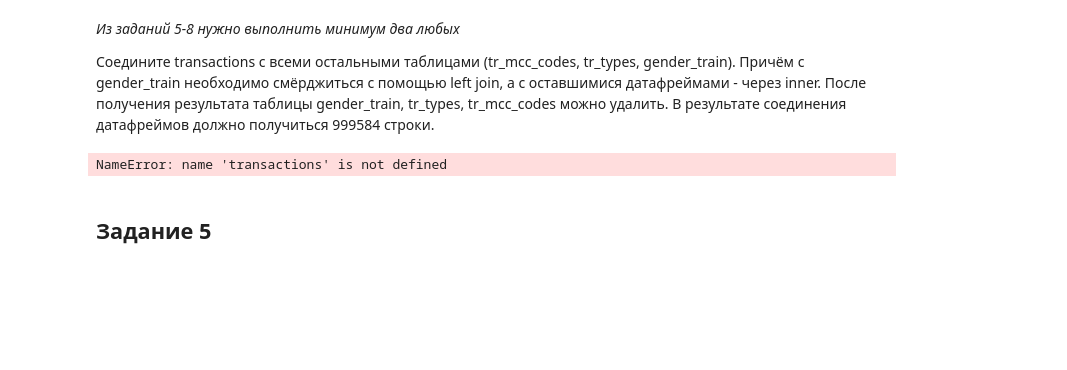
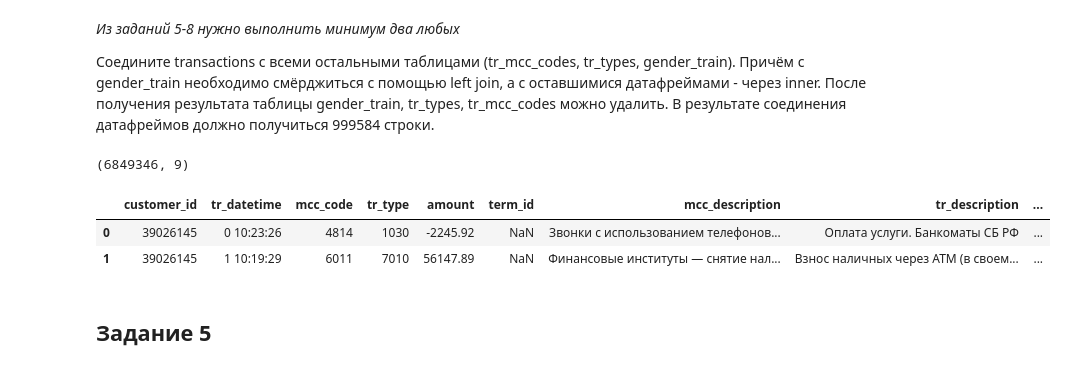
Before and after one commit to saripovdenis/ITMO-ML, a Jupyter notebook: Lab2/lab2.ipynb, the cells around one changed output. Saved outputs shown, nothing was run; the diff lists cells and outputs as text; code cells hidden in the pictures; blank space fills up the shorter version.

```diff
--- a/Lab2/lab2.ipynb
+++ b/Lab2/lab2.ipynb
@@ -390,12 +432,20 @@ df_customer_send.head(1).iloc[0].name
 Соедините transactions с всеми остальными таблицами (tr_mcc_codes, tr_types, gender_train). Причём с gender_train необходимо смёрджиться с помощью left join, а с оставшимися датафреймами - через inner.
 После получения результата таблицы gender_train, tr_types, tr_mcc_codes можно удалить. В результате соединения датафреймов должно получиться 999584 строки.
 # %%
-transactions = pd.merge(transactions, gender_train, how='left')
-transactions = pd.merge(transactions, tr_mcc_codes, how='inner')
-transactions = pd.merge(transactions, tr_types, how='inner')
+transactions = df_transactions
+transactions = pd.merge(transactions, df_tr_mcc_codes, how='inner')
+transactions = pd.merge(transactions, df_tr_types, how='inner')
+transactions = pd.merge(transactions, df_gender_train, how='left')
+
 transactions.shape
 # %% [output]
-NameError: name 'transactions' is not defined
+(6849346, 9)
+# %%
+transactions.head(2)
+# %% [output]
+|  | customer_id | tr_datetime | mcc_code | tr_type | amount | term_id | mcc_description | tr_description | ... |
+| 0 | 39026145 | 0 10:23:26 | 4814 | 1030 | -2245.92 | NaN | Звонки с использованием телефонов... | Оплата услуги. Банкоматы СБ РФ | ... |
+| 1 | 39026145 | 1 10:19:29 | 6011 | 7010 | 56147.89 | NaN | Финансовые институты — снятие нал... | Взнос наличных через АТМ (в своем... | ... |
 # %% [markdown]
 ## Задание 5
 # %% [markdown]
```
Also changed, not shown: parts of 26 cells of this notebook.
